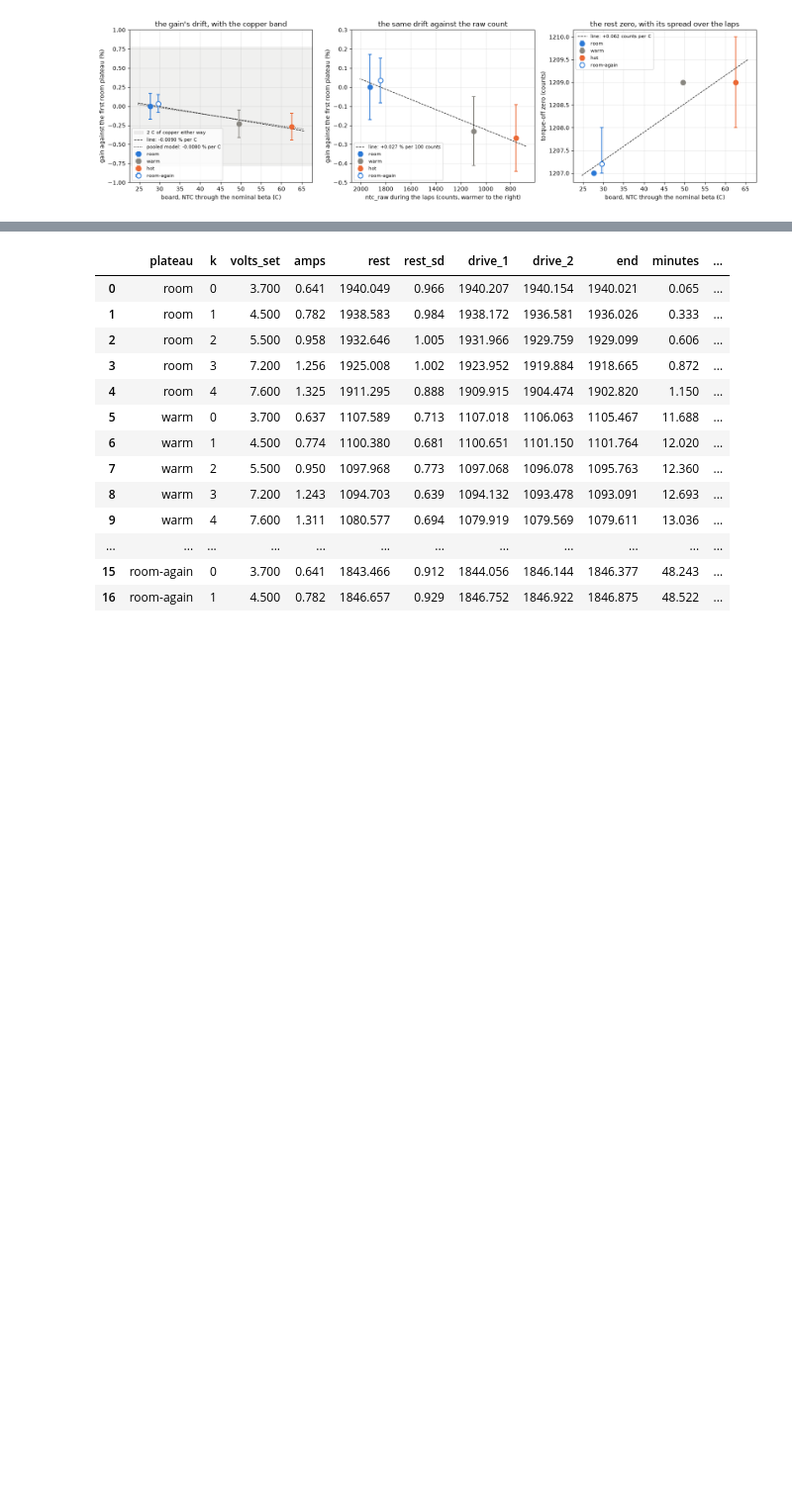
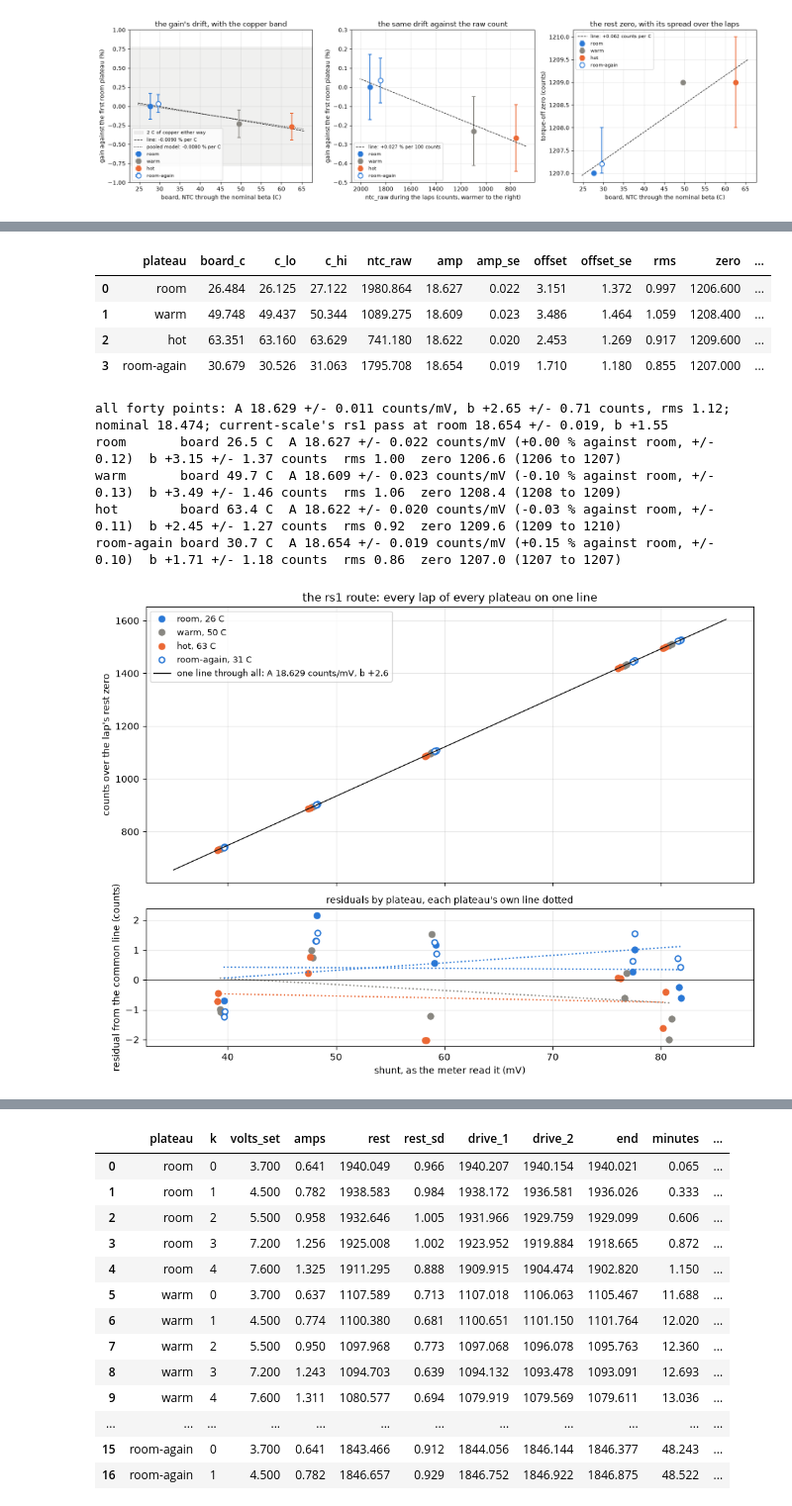
Before and after one commit to OpenServoCore/notebooks, a Jupyter notebook: stages/1-board/opamp-temperature/opamp-temperature.ipynb, the cells around one changed output, grey strips where cells are left out. Shown at 99% size. Cells and saved outputs as stored; diff of their text form; code cells hidden in the pictures; blank space fills up the shorter version.

```diff
--- a/stages/1-board/opamp-temperature/opamp-temperature.ipynb
+++ b/stages/1-board/opamp-temperature/opamp-temperature.ipynb
@@ -352,0 +444,14 @@ The ntc-curve notebook left open whether the board's own heat moves the NTC. Eac
+# %%
+tables2 = {p: laps.table(CAPTURE2 / p, BOARD, dmm2).assign(plateau=p) for p in PLATEAUS}   # the settled means, the rest zero, the meter's median per direction in volts
+T2 = pd.concat(tables2.values(), ignore_index=True)
+T2["counts"] = T2["current_raw"] - T2["zero"]                         # n, counts over the lap's own rest zero
+T2["mv"] = T2["meter"].abs() * 1e3                                    # V, the shunt's own drop as the meter read it, unsigned, in millivolts
+T2["board_c"] = ntc_c(T2["ntc_raw"])                                  # the board during that direction's drive
+show(T2[["plateau", "k", "volts_set", "vsys_read", "dir", "zero", "current_raw", "counts", "current_sd", "meter", "meter_n", "ntc_raw", "board_c"]], n=None)
+room2 = T2[T2["plateau"] == "room"].set_index(["k", "dir"])
+for p in PLATEAUS:                                                    # the shunt's millivolts at each plateau against room at the same level and direction
+    t = T2[T2["plateau"] == p].set_index(["k", "dir"])
+    print(f"{p:10s} {t['mv'].min():.1f} to {t['mv'].max():.1f} mV, meter packets per point {t['meter_n'].min()} to {t['meter_n'].max()}, "
+          f"shunt millivolts against the room lap at the same level {((t['mv'] / room2['mv'] - 1) * 100).mean():+.2f} %, board {t['board_c'].min():.1f} to {t['board_c'].max():.1f} C, "
+          f"in-lap sd {t['current_sd'].min():.1f} to {t['current_sd'].max():.1f} counts")
+print("the first capture's plateaus for comparison: " + ", ".join(f"{r['plateau']} {r['board_c']:.1f} C at {r['ntc_raw']:.0f} counts" for _, r in P.iterrows()))
@@ -352,0 +487,46 @@ The ntc-curve notebook left open whether the board's own heat moves the NTC. Eac
+# %%
+rows = []
+for p in PLATEAUS:
+    t = T2[T2["plateau"] == p]
+    f = laps.line(t["mv"], t["counts"])                                # that plateau's line, counts against the shunt's millivolts
+    rows.append({"plateau": p, "board_c": t["board_c"].mean(), "c_lo": t["board_c"].min(), "c_hi": t["board_c"].max(), "ntc_raw": t["ntc_raw"].mean(),
+                 "amp": f["slope"], "amp_se": f["slope_se"], "offset": f["intercept"], "offset_se": f["intercept_se"], "rms": f["rms"],
+                 "zero": t["zero"].mean(), "zero_lo": t["zero"].min(), "zero_hi": t["zero"].max(), "laps": len(t)})
+P2 = pd.DataFrame(rows)
+P2["amp_pct"] = (P2["amp"] / P2["amp"].iloc[0] - 1) * 100             # the amplifier's drift against the first room plateau
+P2["amp_pct_se"] = P2["amp_se"] / P2["amp"] * 100                     # each plateau's own standard error, in percent
+NOM_MV = BOARD.gain_milli / 1e3 * BOARD.adc_counts / BOARD.vdd_mv     # the nominal counts per millivolt of shunt: the gain over the 3.3 V reference
+show(P2, n=None)
+fit_all2 = laps.line(T2["mv"], T2["counts"])                          # one line through all forty points, the reference for the residual panel
+T2["resid"] = T2["counts"] - (fit_all2["slope"] * T2["mv"] + fit_all2["intercept"])
+print(f"all forty points: A {fit_all2['slope']:.3f} +/- {fit_all2['slope_se']:.3f} counts/mV, b {fit_all2['intercept']:+.2f} +/- {fit_all2['intercept_se']:.2f} counts, rms {fit_all2['rms']:.2f}; "
+      f"nominal {NOM_MV:.3f}; current-scale's rs1 pass at room {CS['amp_counts_per_mv']['value']:.3f} +/- {CS['amp_counts_per_mv']['value'] - CS['amp_counts_per_mv']['lo']:.3f}, b {CS['amp_offset_counts']['value']:+.2f}")
+for _, r in P2.iterrows():
+    print(f"{r['plateau']:10s} board {r['board_c']:.1f} C  A {r['amp']:.3f} +/- {r['amp_se']:.3f} counts/mV ({r['amp_pct']:+.2f} % against room, +/- {r['amp_pct_se']:.2f})  "
+          f"b {r['offset']:+.2f} +/- {r['offset_se']:.2f} counts  rms {r['rms']:.2f}  zero {r['zero']:.1f} ({r['zero_lo']:.0f} to {r['zero_hi']:.0f})")
+fig, ax = plt.subplots(2, 1, figsize=(10, 7.5), sharex=True, gridspec_kw={"height_ratios": [2, 1]})
+x = np.linspace(35, 86, 10)
+for p in PLATEAUS:
+    t = T2[T2["plateau"] == p]; r = P2[P2["plateau"] == p].iloc[0]
+    kw = dict(ls="none", marker="o", ms=6, color=COLOR[p], mfc=FACE[p], mew=1.5)
+    ax[0].plot(t["mv"], t["counts"], label=f"{p}, {r['board_c']:.0f} C", **kw)
+    ax[1].plot(t["mv"], t["resid"], **kw)
+    xp = np.linspace(t["mv"].min(), t["mv"].max(), 5)                 # that plateau's own line, as a residual from the common one
+    ax[1].plot(xp, r["amp"] * xp + r["offset"] - (fit_all2["slope"] * xp + fit_all2["intercept"]), ":", color=COLOR[p], lw=1.5)
+ax[0].plot(x, fit_all2["slope"] * x + fit_all2["intercept"], "-", color=INK, lw=1, label=f"one line through all: A {fit_all2['slope']:.3f} counts/mV, b {fit_all2['intercept']:+.1f}")
+ax[0].set_ylabel("counts over the lap's rest zero"); ax[0].legend(fontsize=9); ax[0].grid(alpha=0.3); ax[0].set_title("the rs1 route: every lap of every plateau on one line")
+ax[1].axhline(0, color=INK, lw=0.5); ax[1].set_ylabel("residual from the common line (counts)"); ax[1].set_xlabel("shunt, as the meter read it (mV)"); ax[1].grid(alpha=0.3)
+ax[1].set_title("residuals by plateau, each plateau's own line dotted", fontsize=10)
+plt.tight_layout(); plt.show()
+# %% [output]
+|  | plateau | board_c | c_lo | c_hi | ntc_raw | amp | amp_se | offset | offset_se | rms | zero | ... |
+| 0 | room | 26.484 | 26.125 | 27.122 | 1980.864 | 18.627 | 0.022 | 3.151 | 1.372 | 0.997 | 1206.600 | ... |
+| 1 | warm | 49.748 | 49.437 | 50.344 | 1089.275 | 18.609 | 0.023 | 3.486 | 1.464 | 1.059 | 1208.400 | ... |
+| 2 | hot | 63.351 | 63.160 | 63.629 | 741.180 | 18.622 | 0.020 | 2.453 | 1.269 | 0.917 | 1209.600 | ... |
+| 3 | room-again | 30.679 | 30.526 | 31.063 | 1795.708 | 18.654 | 0.019 | 1.710 | 1.180 | 0.855 | 1207.000 | ... |
+all forty points: A 18.629 +/- 0.011 counts/mV, b +2.65 +/- 0.71 counts, rms 1.12; nominal 18.474; current-scale's rs1 pass at room 18.654 +/- 0.019, b +1.55
+room       board 26.5 C  A 18.627 +/- 0.022 counts/mV (+0.00 % against room, +/- 0.12)  b +3.15 +/- 1.37 counts  rms 1.00  zero 1206.6 (1206 to 1207)
+warm       board 49.7 C  A 18.609 +/- 0.023 counts/mV (-0.10 % against room, +/- 0.13)  b +3.49 +/- 1.46 counts  rms 1.06  zero 1208.4 (1208 to 1209)
+hot        board 63.4 C  A 18.622 +/- 0.020 counts/mV (-0.03 % against room, +/- 0.11)  b +2.45 +/- 1.27 counts  rms 0.92  zero 1209.6 (1209 to 1210)
+room-again board 30.7 C  A 18.654 +/- 0.019 counts/mV (+0.15 % against room, +/- 0.10)  b +1.71 +/- 1.18 counts  rms 0.86  zero 1207.0 (1207 to 1207)
+[figure, added]
```
Also changed, not shown: parts of 20 cells of this notebook, 58 other files.
